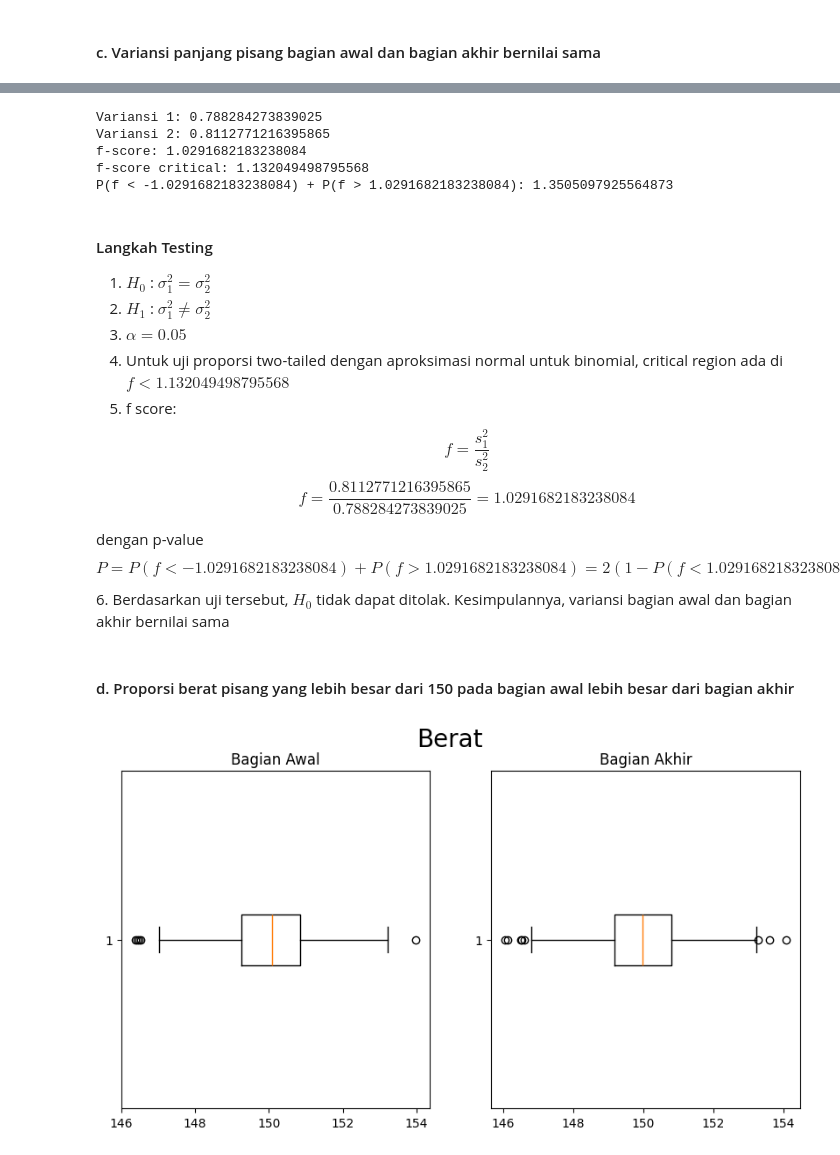
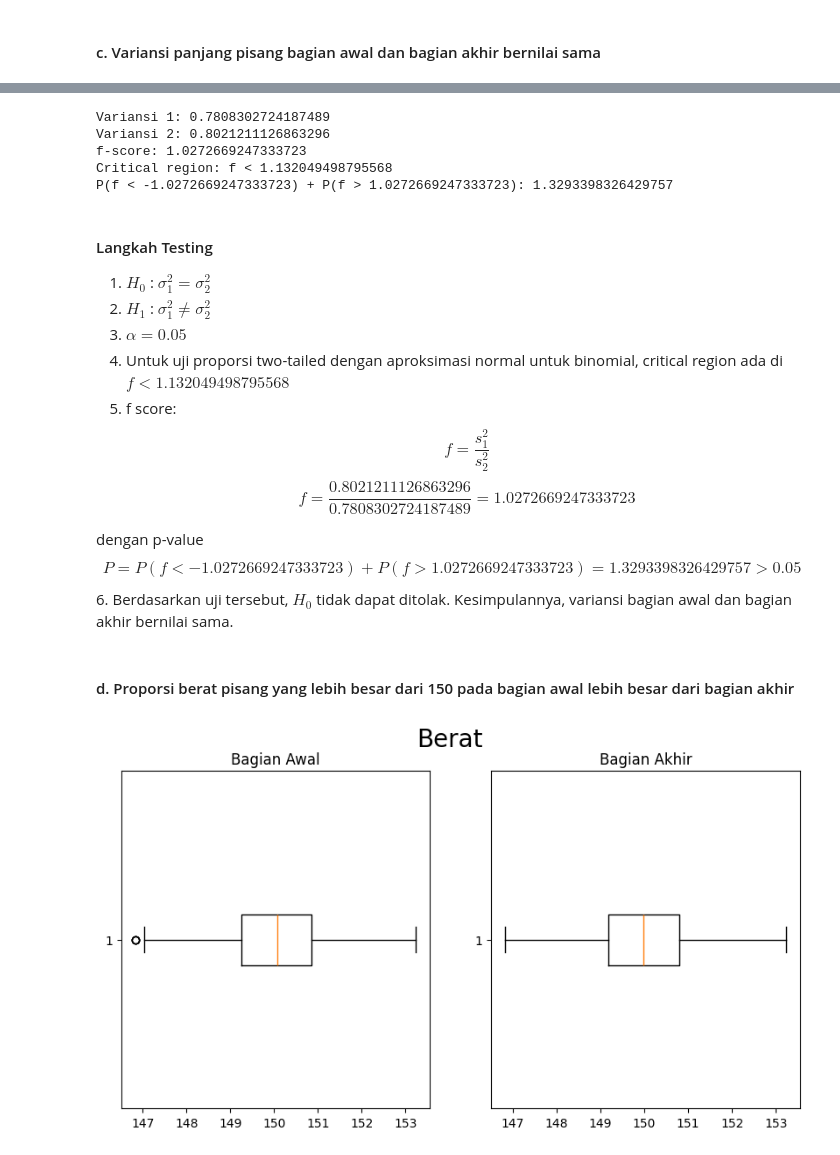
Before and after one commit to NameLessAth/Tubes-probstat, a Jupyter notebook: K02-IF2220-13522044-13522106.ipynb, the cells around one changed output, grey strips where cells are left out. Cells and saved outputs as stored; diff of their text form; code cells hidden in the pictures.

```diff
--- a/K02-IF2220-13522044-13522106.ipynb
+++ b/K02-IF2220-13522044-13522106.ipynb
@@ -479,20 +493,20 @@ plt.show()
 # %%
-lhvar = np.std(lower_half) ** 2
-uhvar = np.std(upper_half) ** 2
-fscore = max(lhvar, uhvar) / min(lhvar, uhvar)
+lhvar_length = np.std(lower_half_length) ** 2
+uhvar_length = np.std(upper_half_length) ** 2
+fscore_length = max(lhvar_length, uhvar_length) / min(lhvar_length, uhvar_length)
 alpha = 0.05
-fscorethreshold = scipy.stats.f.ppf(1 - alpha / 2, 1000, 1000)
-print("Variansi 1:", lhvar)
-print("Variansi 2:", uhvar)
-print("f-score:", fscore)
-print("f-score critical:", fscorethreshold)
-print(f"P(f < {-fscore}) + P(f > {fscore}): {2 * scipy.stats.f.cdf(fscore, 1000, 1000)}")
+fscorethreshold_length = scipy.stats.f.ppf(1 - alpha / 2, 1000, 1000)
+print("Variansi 1:", lhvar_length)
+print("Variansi 2:", uhvar_length)
+print("f-score:", fscore_length)
+print(f"Critical region: f < {fscorethreshold_length}")
+print(f"P(f < {-fscore_length}) + P(f > {fscore_length}): {2 * scipy.stats.f.cdf(fscore_length, 1000, 1000)}")
 # %% [output]
-Variansi 1: 0.788284273839025
-Variansi 2: 0.8112771216395865
-f-score: 1.0291682183238084
-f-score critical: 1.132049498795568
-P(f < -1.0291682183238084) + P(f > 1.0291682183238084): 1.3505097925564873
+Variansi 1: 0.7808302724187489
+Variansi 2: 0.8021211126863296
+f-score: 1.0272669247333723
+Critical region: f < 1.132049498795568
+P(f < -1.0272669247333723) + P(f > 1.0272669247333723): 1.3293398326429757
 # %% [markdown]
 #### Langkah Testing
 1. $H_0$ : $\sigma_1^2 = \sigma_2^2$
@@ -501,22 +515,22 @@ P(f < -1.0291682183238084) + P(f > 1.0291682183238084): 1.3505097925564873
 4. Untuk uji proporsi two-tailed dengan aproksimasi normal untuk binomial, critical region ada di $f < 1.132049498795568$
 5. f score:
 $$f = \frac{s_1^2}{s_2^2}   $$
-$$f = \frac{0.8112771216395865}{0.788284273839025}  = 1.0291682183238084 $$
+$$f = \frac{0.8021211126863296}{0.7808302724187489}  = 1.0272669247333723 $$
 
-dengan p-value $$ P = P(f < -1.0291682183238084) + P(f > 1.0291682183238084) = 2(1 - P(f < 1.0291682183238084)) = 1.3505097925564873 > 0.05$$
-6. Berdasarkan uji tersebut, $H_0$ tidak dapat ditolak. Kesimpulannya, variansi bagian awal dan bagian akhir bernilai sama
+dengan p-value $$ P = P(f < -1.0272669247333723) + P(f > 1.0272669247333723) = 1.3293398326429757 > 0.05$$
+6. Berdasarkan uji tersebut, $H_0$ tidak dapat ditolak. Kesimpulannya, variansi bagian awal dan bagian akhir bernilai sama.
 # %% [markdown]
 #### d. Proporsi berat pisang yang lebih besar dari 150 pada bagian awal lebih besar dari bagian akhir
 # %%
-lower_half = databasenya['Weight'][:1000]
-upper_half = databasenya['Weight'][1000:]
+lower_half_weight = databaseNonOutlier['Weight'][:1000]
+upper_half_weight = databaseNonOutlier['Weight'][1000:]
 fig, ax = plt.subplots(1, 2, figsize=(10, 5))
 fig.suptitle('Berat', fontsize=20)
-ax[0].boxplot(lower_half, vert=False)
+ax[0].boxplot(lower_half_weight, vert=False)
 ax[0].set_title('Bagian Awal')
-ax[1].boxplot(upper_half, vert=False)
+ax[1].boxplot(upper_half_weight, vert=False)
 ax[1].set_title('Bagian Akhir')
 plt.show()
 # %% [output]
-[figure, old version]
+[figure, new version]
 # %%
```
Also changed, not shown: parts of 33 cells of this notebook.
